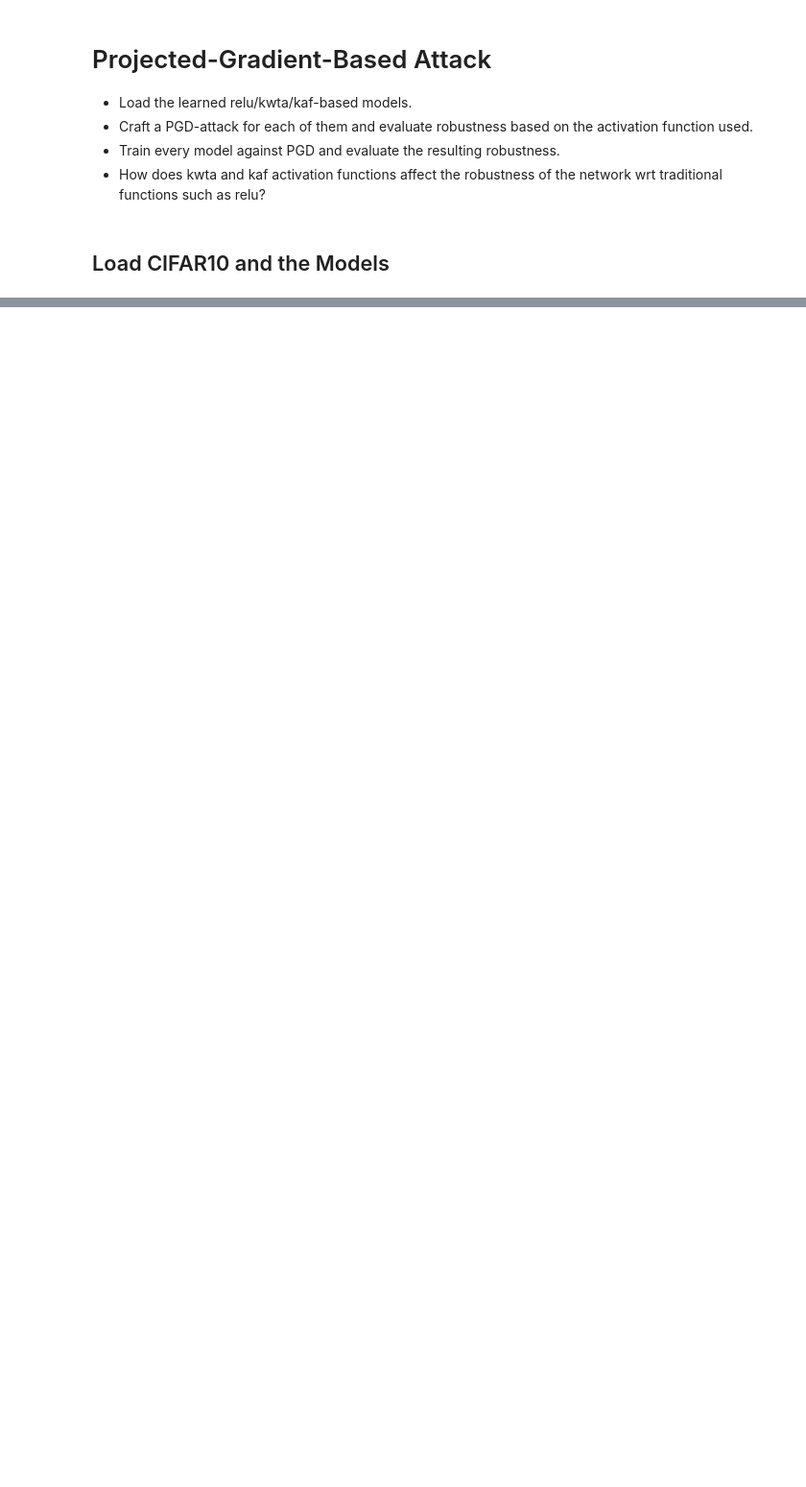
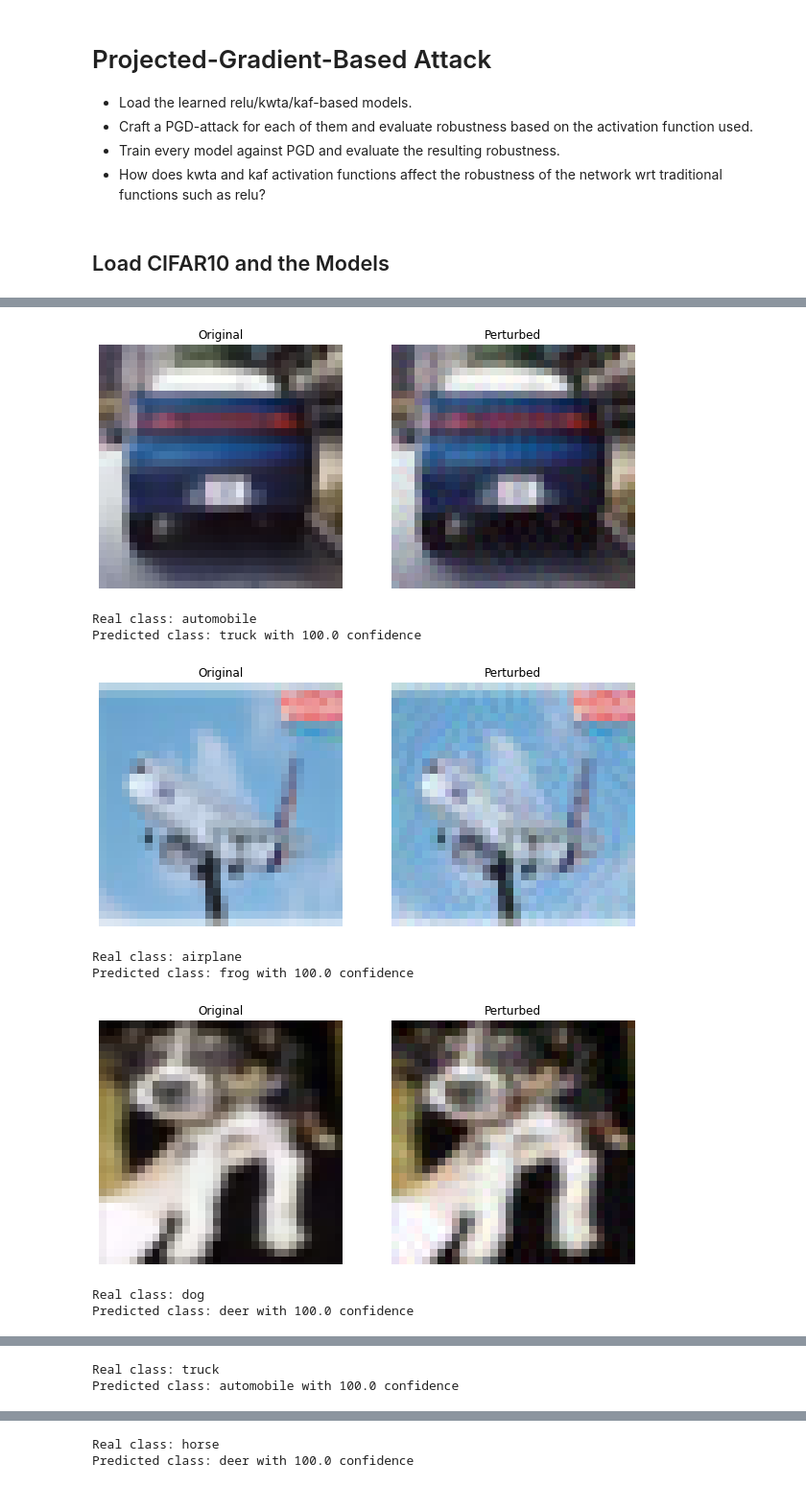
Before and after one commit to arbiter1elegantiae/Robustness-of-deep-neural-networks-with-trainable-activation-functions, a Jupyter notebook: pgd-robustness.ipynb, the cells around one changed output, grey strips where cells are left out. Shown at 96% size. Saved outputs shown, nothing was run; the diff lists cells and outputs as text; code cells hidden in the pictures; blank space fills up the shorter version.

Commit message:
pgd attack on elu_cnn

```diff
--- a/pgd-robustness.ipynb
+++ b/pgd-robustness.ipynb
@@ -83,0 +133,65 @@ pgd_kaf = ProjectedGradientDescent(classifier= kaf_cnn_art, eps=0.031, eps_step=
+# %%
+# Retrieve the original images from the perturbed ones
+# O(n)
+def find_original_img(perturbed_img):
+
+    min_diff = math.inf
+    index = 0
+
+    for i in range(0, x_test.shape[0]):
+        diff = np.sum(abs(perturbed_img - x_test[i]))
+        if diff < min_diff:
+            min_diff = diff
+            index = i
+
+    return index
+# %%
+# Adversarial Prediction
+from matplotlib import rcParams
+rcParams['figure.figsize'] = 10 ,7 #Figure size
+
+def plot_predict_attack_success(original_img, idx, perturbed_img, model):
+
+    # Plot original next to perturbed one
+    fig, ax = plt.subplots(1,2)
+    ax[0].imshow(original_img);
+    ax[0].title.set_text('Original')
+    ax[0].axis('off')
+    ax[1].imshow(perturbed_img)
+    ax[1].title.set_text('Perturbed')
+    ax[1].axis('off')
+    plt.show()
+    plt.close()
+
+    # Predict
+    # Batch dimension needed for .predict
+    perturbed_img = tf.expand_dims(perturbed_img, 0)
+
+    original = classes[y_test[idx][0]]
+    perturbed = classes[np.argmax(model.predict(perturbed_img))]
+
+    print("Real class: {}".format(original))
+    print("Predicted class: {} with {} confidence".format(perturbed , round(np.max(model.predict(perturbed_img)) * 100)) )
+
+    if original != perturbed:
+        return 0
+    else:
+        return 1 # Correct prediction even after pgd
+
+nfool = 0
+for perturbed_img in elu_pgd_attack_100:
+    original_idx = find_original_img(perturbed_img)
+
+    nfool += plot_predict_attack_success(x_test[original_idx], original_idx, perturbed_img, elu_cnn)
+
+print("Robustness {}".format(nfool/100))
+# %% [output]
+[figure, added]
+Real class: automobile
+Predicted class: truck with 100.0 confidence
+[figure, added]
+Real class: airplane
+Predicted class: frog with 100.0 confidence
+[figure, added]
+Real class: dog
+Predicted class: deer with 100.0 confidence
@@ -83,0 +199,2 @@ pgd_kaf = ProjectedGradientDescent(classifier= kaf_cnn_art, eps=0.031, eps_step=
+Real class: truck
+Predicted class: automobile with 100.0 confidence
@@ -83,0 +202,2 @@ pgd_kaf = ProjectedGradientDescent(classifier= kaf_cnn_art, eps=0.031, eps_step=
+Real class: horse
+Predicted class: deer with 100.0 confidence
```
Also changed, not shown: parts of 24 cells of this notebook, 10 other files.
